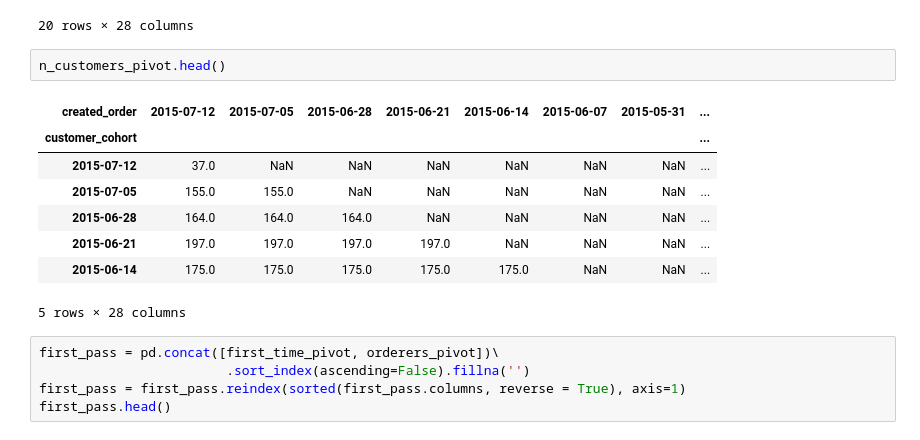
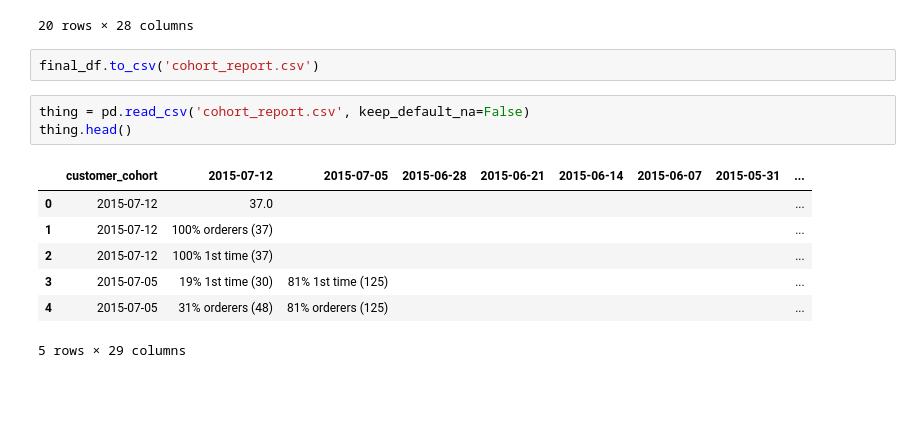
Before and after one commit to bfdykstra/invitae-cohort-analysis, a Jupyter notebook: Invitae.ipynb, the cells around one changed output. Drawn from its saved outputs; the diff is of its cells as text; blank space fills up the shorter version.

```diff
--- a/Invitae.ipynb
+++ b/Invitae.ipynb
@@ -325,19 +278,16 @@ final_df[:20]
 | 2015-05-31 | 1% 1st time (1) | 2% 1st time (4) | 5% 1st time (9) | 7% 1st time (12) | 6% 1st time (11) | 14% 1st time (24) | 64% 1st time (109) | ... |
 | 2015-05-31 | 6% orderers (11) | 19% orderers (32) | 21% orderers (36) | 23% orderers (39) | 25% orderers (43) | 24% orderers (41) | 64% orderers (109) | ... |
 20 rows × 28 columns
-# %%
-n_customers_pivot.head()
-# %% [output]
-| created_order | 2015-07-12 | 2015-07-05 | 2015-06-28 | 2015-06-21 | 2015-06-14 | 2015-06-07 | 2015-05-31 | ... |
-| customer_cohort |  |  |  |  |  |  |  | ... |
-| 2015-07-12 | 37.0 | NaN | NaN | NaN | NaN | NaN | NaN | ... |
-| 2015-07-05 | 155.0 | 155.0 | NaN | NaN | NaN | NaN | NaN | ... |
-| 2015-06-28 | 164.0 | 164.0 | 164.0 | NaN | NaN | NaN | NaN | ... |
-| 2015-06-21 | 197.0 | 197.0 | 197.0 | 197.0 | NaN | NaN | NaN | ... |
-| 2015-06-14 | 175.0 | 175.0 | 175.0 | 175.0 | 175.0 | NaN | NaN | ... |
-5 rows × 28 columns
-# %%
-first_pass = pd.concat([first_time_pivot, orderers_pivot])\
-                        .sort_index(ascending=False).fillna('')
-first_pass = first_pass.reindex(sorted(first_pass.columns, reverse = True), axis=1)
-first_pass.head()
+# %%
+final_df.to_csv('cohort_report.csv')
+# %%
+thing = pd.read_csv('cohort_report.csv', keep_default_na=False)
+thing.head()
+# %% [output]
+|  | customer_cohort | 2015-07-12 | 2015-07-05 | 2015-06-28 | 2015-06-21 | 2015-06-14 | 2015-06-07 | 2015-05-31 | ... |
+| 0 | 2015-07-12 | 37.0 |  |  |  |  |  |  | ... |
+| 1 | 2015-07-12 | 100% orderers (37) |  |  |  |  |  |  | ... |
+| 2 | 2015-07-12 | 100% 1st time (37) |  |  |  |  |  |  | ... |
+| 3 | 2015-07-05 | 19% 1st time (30) | 81% 1st time (125) |  |  |  |  |  | ... |
+| 4 | 2015-07-05 | 31% orderers (48) | 81% orderers (125) |  |  |  |  |  | ... |
+5 rows × 29 columns
```
Also changed, not shown: parts of 12 cells of this notebook, 1 other file.
